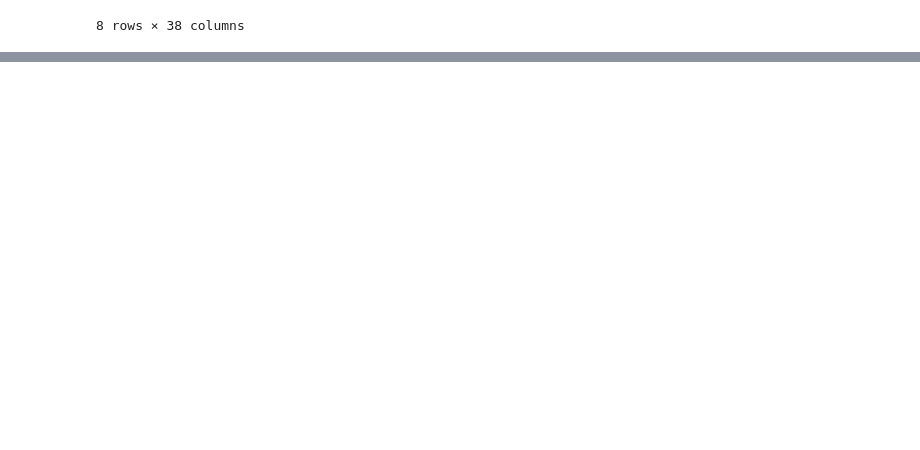
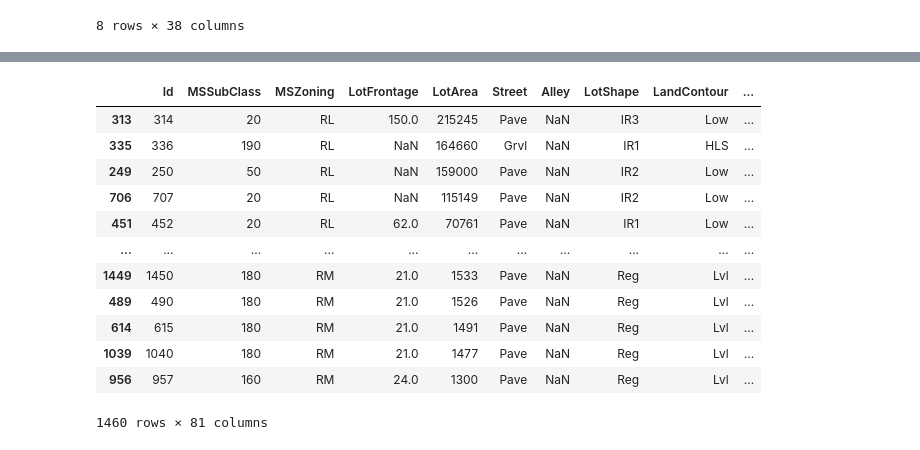
Before and after one commit to JoaoBaganha/Desafio-House-Prices, a Jupyter notebook: aprendendoPandas.ipynb, the cells around one changed output, grey strips where cells are left out. Cells and saved outputs as stored; diff of their text form; code cells hidden in the pictures; blank space fills up the shorter version.

```diff
--- a/aprendendoPandas.ipynb
+++ b/aprendendoPandas.ipynb
@@ -161,0 +174,17 @@ dfTrain.describe()
+# %%
+#Utilizando .sort_values() para ordenar os valores da coluna de tamanho da área do lote (maior para o menor)
+dfTrain.sort_values(by='LotArea', ascending=False)
+# %% [output]
+|  | Id | MSSubClass | MSZoning | LotFrontage | LotArea | Street | Alley | LotShape | LandContour | ... |
+| 313 | 314 | 20 | RL | 150.0 | 215245 | Pave | NaN | IR3 | Low | ... |
+| 335 | 336 | 190 | RL | NaN | 164660 | Grvl | NaN | IR1 | HLS | ... |
+| 249 | 250 | 50 | RL | NaN | 159000 | Pave | NaN | IR2 | Low | ... |
+| 706 | 707 | 20 | RL | NaN | 115149 | Pave | NaN | IR2 | Low | ... |
+| 451 | 452 | 20 | RL | 62.0 | 70761 | Pave | NaN | IR1 | Low | ... |
+| ... | ... | ... | ... | ... | ... | ... | ... | ... | ... | ... |
+| 1449 | 1450 | 180 | RM | 21.0 | 1533 | Pave | NaN | Reg | Lvl | ... |
+| 489 | 490 | 180 | RM | 21.0 | 1526 | Pave | NaN | Reg | Lvl | ... |
+| 614 | 615 | 180 | RM | 21.0 | 1491 | Pave | NaN | Reg | Lvl | ... |
+| 1039 | 1040 | 180 | RM | 21.0 | 1477 | Pave | NaN | Reg | Lvl | ... |
+| 956 | 957 | 160 | RM | 24.0 | 1300 | Pave | NaN | Reg | Lvl | ... |
+1460 rows × 81 columns
```
Also changed, not shown: parts of 6 cells of this notebook, 1 other file.
